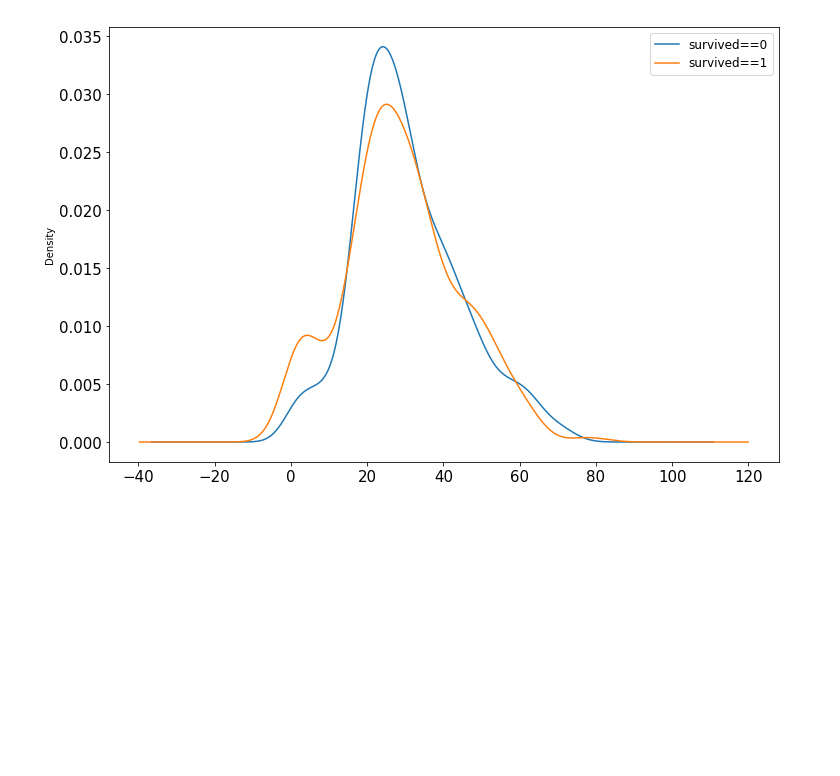
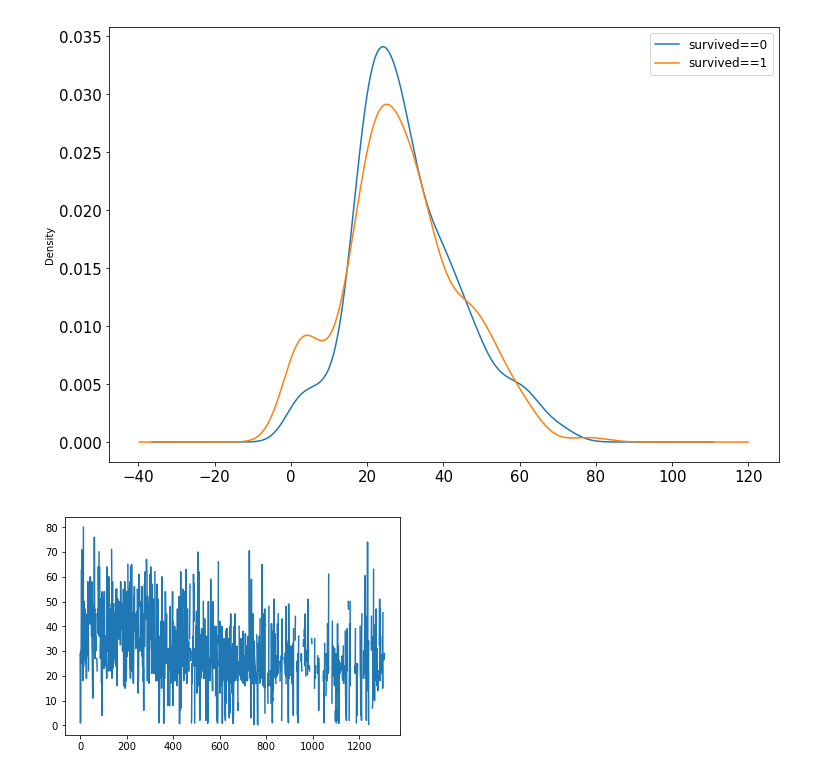
Before and after one commit to starkidstory/OmegaTensor, a Jupyter notebook: Tensorflow_official/cnn/Titanic/train.ipynb, the cells around one changed output. Drawn from its saved outputs; the diff is of its cells as text; code cells hidden in the pictures; blank space fills up the shorter version.

```diff
--- a/Tensorflow_official/cnn/Titanic/train.ipynb
+++ b/Tensorflow_official/cnn/Titanic/train.ipynb
@@ -117,3 +117,11 @@ draft.legend(['survived==0','survived==1'],fontsize = 12)
 plt.show()
 # %% [output]
 [figure]
+# %%
+series=[excel['age'],excel['survived']]
+
+plt.plot(series[0])
+plt.show()
+#print(series)
+# %% [output]
+[figure, added]
```
